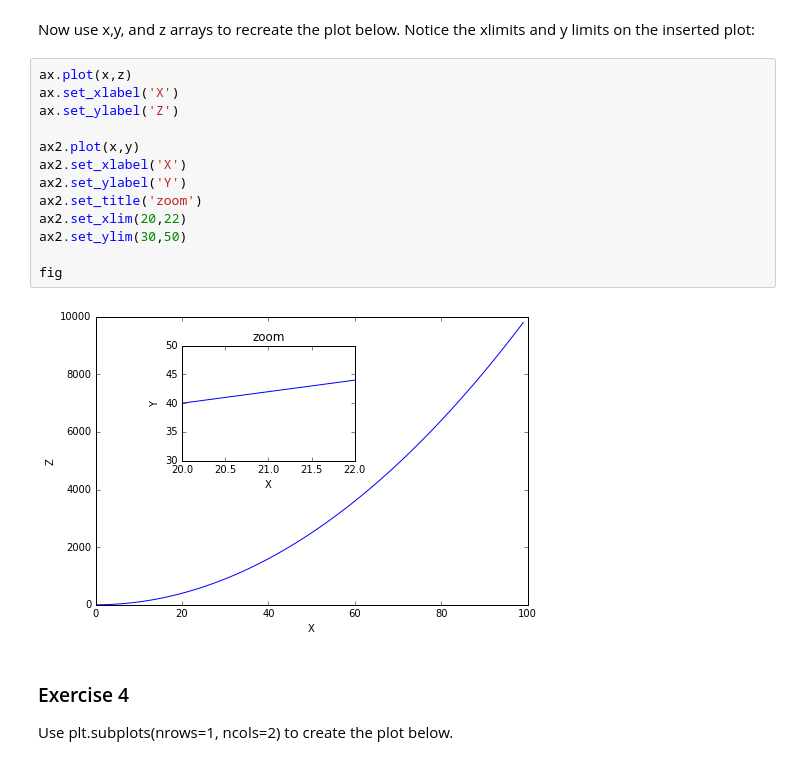
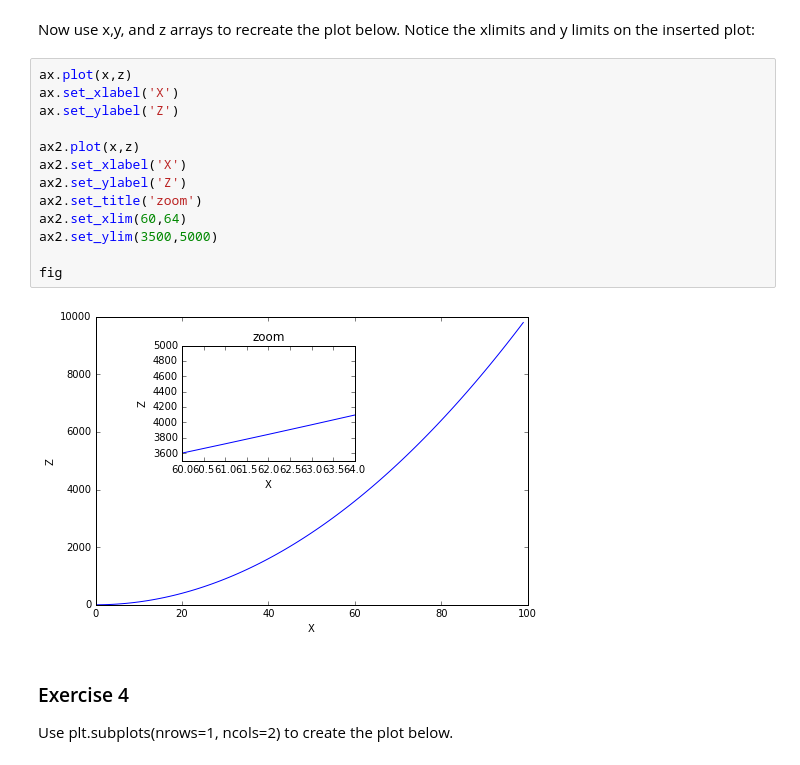
Before and after one commit to cmalliopoulos/PfBDAaML, a Jupyter notebook: plottingCSSolutions.ipynb, the cells around one changed output. Saved outputs shown, nothing was run; the diff lists cells and outputs as text.

```diff
--- a/plottingCSSolutions.ipynb
+++ b/plottingCSSolutions.ipynb
@@ -76,18 +76,18 @@ Now use x,y, and z arrays to recreate the plot below. Notice the xlimits and y l
 # %%
 ax.plot(x,z)
 ax.set_xlabel('X')
 ax.set_ylabel('Z')
 
-ax2.plot(x,y)
+ax2.plot(x,z)
 ax2.set_xlabel('X')
-ax2.set_ylabel('Y')
+ax2.set_ylabel('Z')
 ax2.set_title('zoom')
-ax2.set_xlim(20,22)
-ax2.set_ylim(30,50)
+ax2.set_xlim(60,64)
+ax2.set_ylim(3500,5000)
 
 fig
 # %% [output]
-[figure, old version]
+[figure, new version]
 # %% [markdown]
 ### Exercise 4 ###
 
```
Also changed, not shown: 8 other files.
